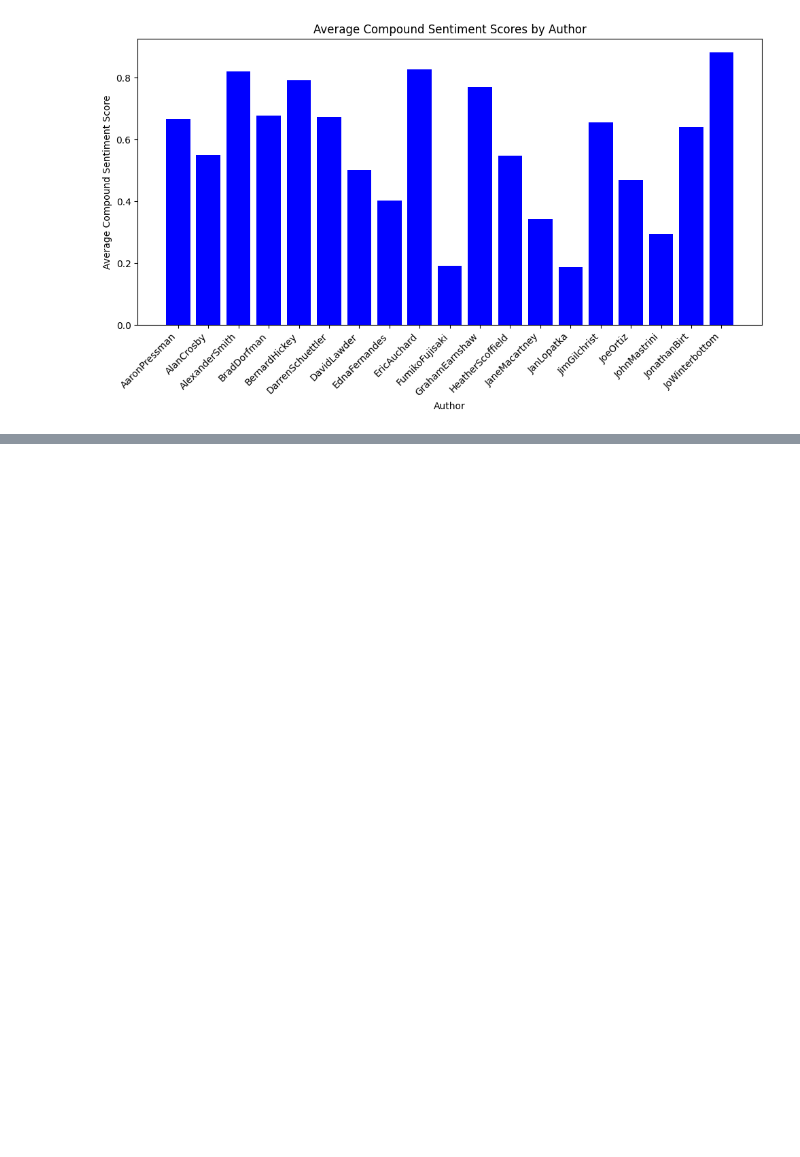
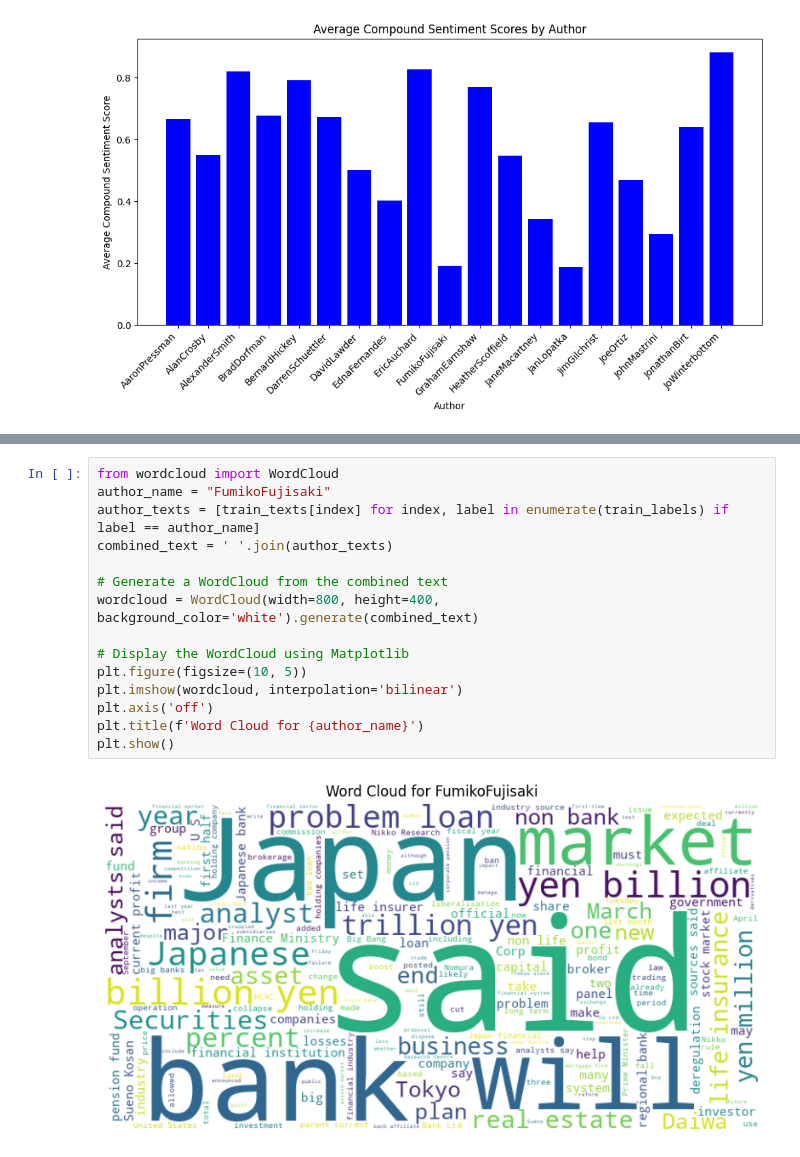
Before and after one commit to dgong1234/STA380, a Jupyter notebook: The Reuters corpus.ipynb, the cells around one changed output, grey strips where cells are left out. Cells and saved outputs as stored; diff of their text form; blank space fills up the shorter version.

```diff
--- a/The Reuters corpus.ipynb
+++ b/The Reuters corpus.ipynb
@@ -166,0 +167,17 @@ plt.show()
+# %%
+from wordcloud import WordCloud
+author_name = "FumikoFujisaki"
+author_texts = [train_texts[index] for index, label in enumerate(train_labels) if label == author_name]
+combined_text = ' '.join(author_texts)
+
+# Generate a WordCloud from the combined text
+wordcloud = WordCloud(width=800, height=400, background_color='white').generate(combined_text)
+
+# Display the WordCloud using Matplotlib
+plt.figure(figsize=(10, 5))
+plt.imshow(wordcloud, interpolation='bilinear')
+plt.axis('off')
+plt.title(f'Word Cloud for {author_name}')
+plt.show()
+# %% [output]
+[figure, added]
```
Also changed, not shown: parts of 6 cells of this notebook.
